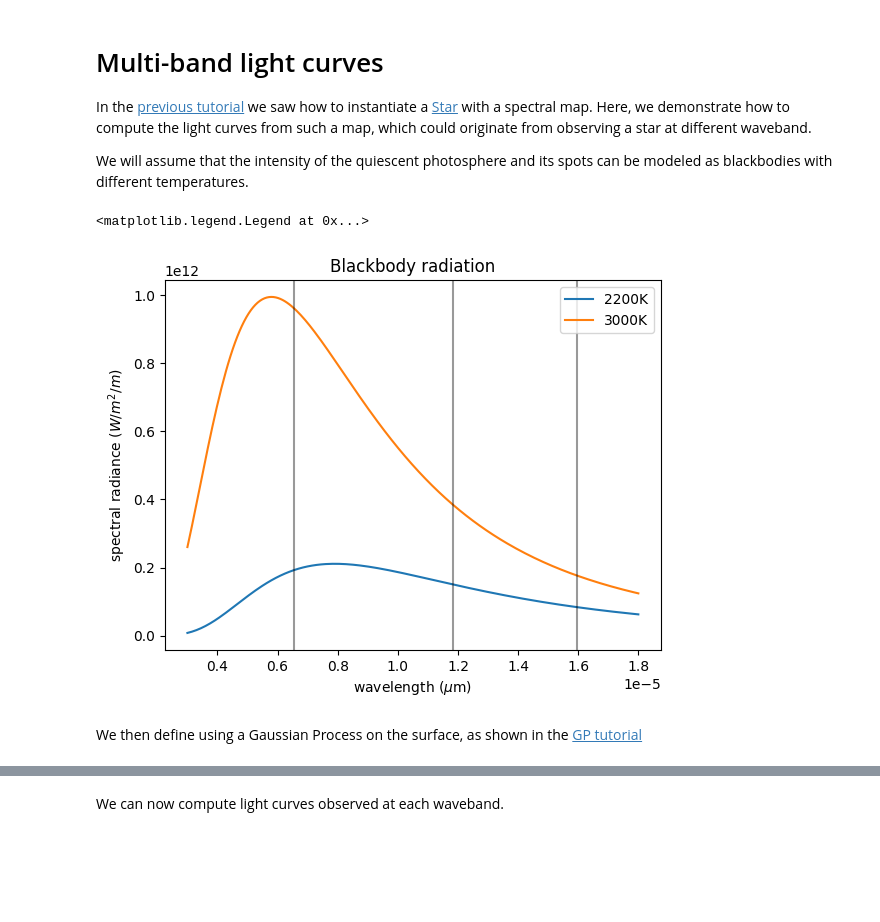
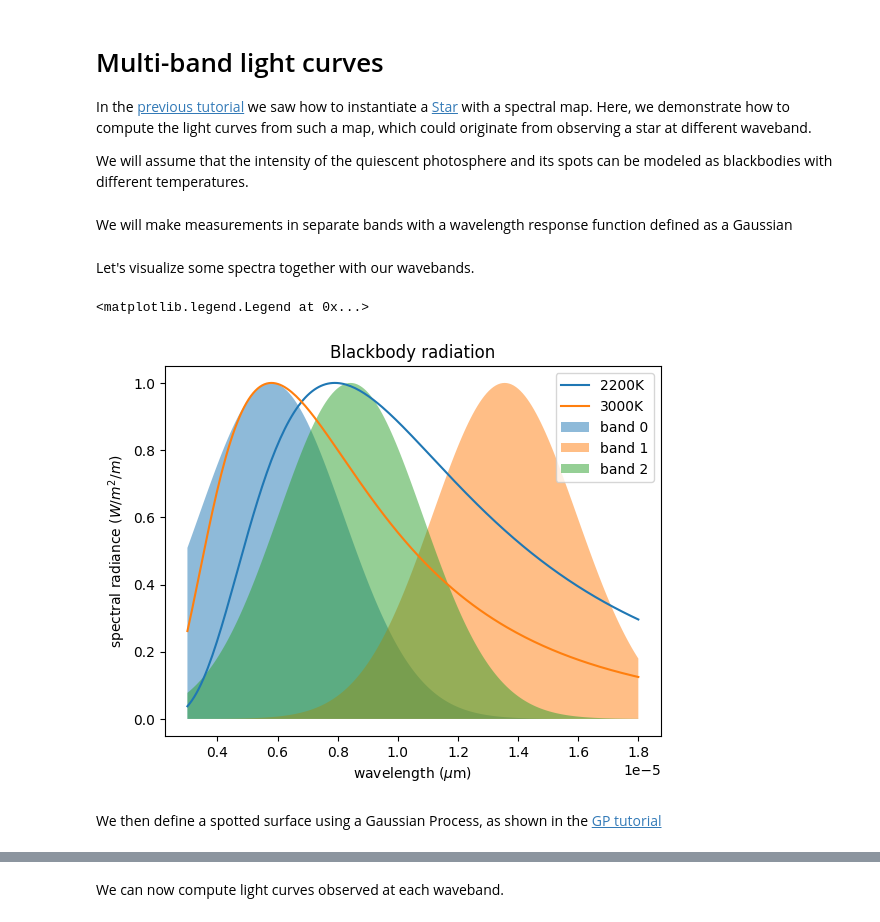
Before and after one commit to lgrcia/spotter, a Jupyter notebook: docs/notebooks/multiband.ipynb, the cells around one changed output, grey strips where cells are left out. Cells and saved outputs as stored; diff of their text form; code cells hidden in the pictures; blank space fills up the shorter version.

```diff
--- a/docs/notebooks/multiband.ipynb
+++ b/docs/notebooks/multiband.ipynb
@@ -10,31 +10,16 @@ import numpy as np
 import matplotlib.pyplot as plt
 
 
-def planck(wavelength, temperature):
+def planck(wavelength, temperature, normalize=False):
     h = 6.62607004e-34  # Planck constant
     c = 299792458  # speed of light
     k = 1.38064852e-23  # Boltzmann constant
     f = (2 * h * c**2 / wavelength**5) / (
         jnp.exp(h * c / (wavelength * k * temperature)) - 1
     )
-    return f
+    return f / jnp.max(f) if normalize else f
 
 
 wv = np.linspace(0.5e-6, 3e-6, 200)
-np.random.seed(0)
-bands = np.random.choice(wv, 3)
-
-plt.subplot(
-    111,
-    xlabel="wavelength ($\mu$m)",
-    ylabel="spectral radiance ($W/m^2/m$)",
-    title="Blackbody radiation",
-)
-plt.plot(wv * 6, planck(wv, 2200), label="2200K")
-plt.plot(wv * 6, planck(wv, 3000), label="3000K")
-for b in bands:
-    plt.axvline(6 * b, color="k", alpha=0.4)
-plt.legend()
-# %% [output]
-<matplotlib.legend.Legend at 0x...>
-[figure, removed]
+# %% [markdown]
+We will make measurements in separate bands with a wavelength response function defined as a Gaussian
@@ -41,5 +34,22 @@ plt.legend()
+# %% [markdown]
+Let's visualize some spectra together with our wavebands.
+# %%
+plt.subplot(
+    111,
+    xlabel="wavelength ($\mu$m)",
+    ylabel="spectral radiance ($W/m^2/m$)",
+    title="Blackbody radiation",
+)
+plt.plot(wv * 6, planck(wv, 2200, normalize=True), label="2200K")
+plt.plot(wv * 6, planck(wv, 3000, normalize=True), label="3000K")
+for i, b in enumerate(bands_response):
+    plt.fill_between(wv * 6, b, alpha=0.5, label=f"band {i}")
+plt.legend()
+# %% [output]
+<matplotlib.legend.Legend at 0x...>
+[figure, added]
 # %% [markdown]
-We then define using a Gaussian Process on the surface, as shown in the [GP tutorial](./surface_gp.ipynb)
+We then define a spotted surface using a Gaussian Process, as shown in the [GP tutorial](./surface_gp.ipynb)
 # %%
 import jax
 import tinygp
```
Also changed, not shown: parts of 6 cells of this notebook, 2 other files.
